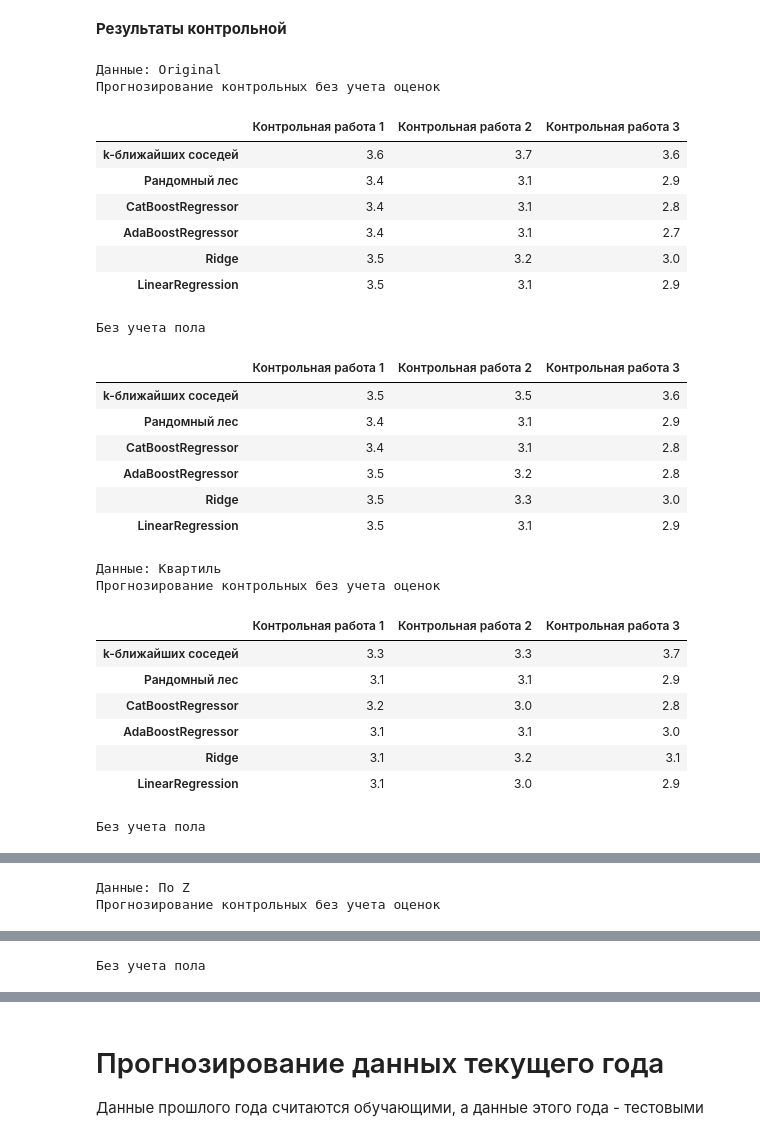
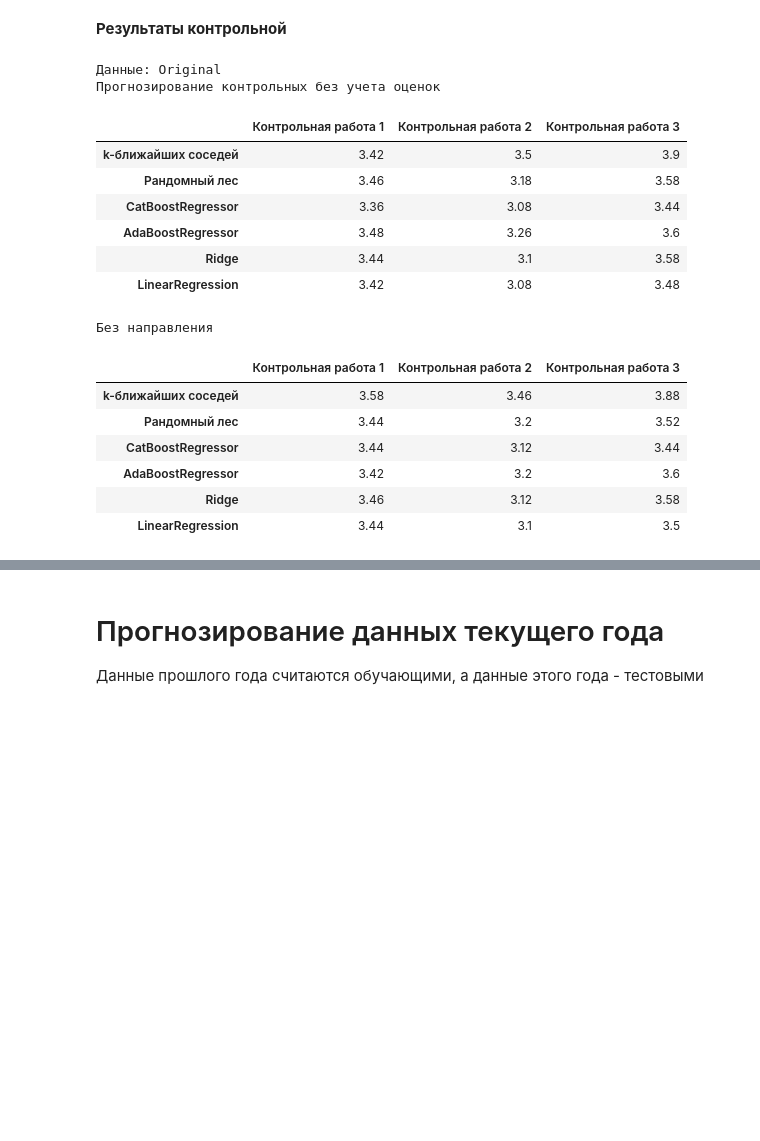
Before and after one commit to KokonTrol/VKR, a Jupyter notebook: Блокноты/AnalysisPrediction.ipynb, the cells around one changed output, grey strips where cells are left out. Saved outputs shown, nothing was run; the diff lists cells and outputs as text; code cells hidden in the pictures; blank space fills up the shorter version.

```diff
--- a/Блокноты/AnalysisPrediction.ipynb
+++ b/Блокноты/AnalysisPrediction.ipynb
@@ -61,11 +61,11 @@ from itertools import chain
 # Загрузка данных прошлого года и нынешнего
 Для прошлого года создаются датафреймы с очищенными выбросами по Q и Z
 # %%
-data = BaseFuncs.GetDataFrameListFromFileConverted("/content/drive/My Drive/Учёба/8 семестр/диплом/Проект/VKR/Учет контрольных/Преобразованные/ПиОА 1.csv")
+data = BaseFuncs.GetDataFrameListFromFileConverted("/content/drive/My Drive/Учёба/8 семестр/диплом/Проект/VKR/Учет контрольных/Преобразованные/ПиОА 1 div20kr.csv")
 data = AnalysisFunc.MakeFloat(data, ["Пол"])
 data_Q = AnalysisFunc.DeleteByQuantile(data, 0.15)
 data_Z = AnalysisFunc.DeleteByZ(data)
-data_dict = {"Original": data, "Квартиль": data_Q, "По Z": data_Z}
+data_dict = {"Original": data} #, "Квартиль": data_Q, "По Z": data_Z}
 data.head(5)
 # %% [output]
 |  | Пол | Не сдал(-а) | Посещение до Контрольная работа 1 | Баллы до Контрольная работа 1 | Количество баллов до Контрольная ... | ... |
@@ -157,7 +157,7 @@ from sklearn.metrics import classification_report
 import matplotlib.pyplot as plt
 from sklearn.tree import plot_tree
 from sklearn.model_selection import train_test_split
-X, Y = PredictionSplit.SplitTestTrainPass(data, ex, ["Оценка"])
+X, Y = PredictionSplit.SplitTestTrainPass(data, ex, ["Оценка"]+AnalysisFunc.before)
 X_train, X_test, y_train, y_test = train_test_split(X, Y, test_size=0.3, random_state=27)
 def report_model(model):
     model_preds = model.predict(X_test)
@@ -193,20 +193,24 @@ for key, d in data_dict.items():
         results[ex] = ""
         results_corr_more_01[ex] = ""
 
-        X, Y = PredictionSplit.SplitTestTrainPass(d, ex, ["Оценка"])
+        X, Y = PredictionSplit.SplitTestTrainPass(d, ex, ["Пол", "Оценка"]+AnalysisFunc.before)
         pred_res = PredictionResults.PredictionModel(X, Y, models, 0.3, "recall")
         for key, val in pred_res.items():
             results[ex][key] = val
 
+    display(results)
 
-        X, Y = PredictionSplit.SplitTestTrainPass(d, ex, ["Пол", "Оценка"])
+    print("Без направления")
+    for ex in AnalysisFunc.exams:
+        results[ex] = ""
+        results_corr_more_01[ex] = ""
+
+        X, Y = PredictionSplit.SplitTestTrainPass(d, ex, ["Пол", "Оценка", "Направление"]+AnalysisFunc.before)
         pred_res = PredictionResults.PredictionModel(X, Y, models, 0.3, "recall")
         for key, val in pred_res.items():
-            results_corr_more_01[ex][key] = val
+            results[ex][key] = val
 
     display(results)
-    print("Без учета пола")
-    display(results_corr_more_01)
 # %% [output]
 Данные: Original
 Прогнозирование сдачи дисциплины
@@ -258,51 +232,47 @@ for key, d in data_dict.items():
 # %%
 for key, d in data_dict.items():
     print(f"Данные: {key}")
     print("Прогнозирование контрольных без учета оценок")
     results = pd.DataFrame(index=list(models_regres.keys()), columns=AnalysisFunc.exams)
     results_corr_more_01 = pd.DataFrame(index=list(models_regres.keys()), columns=AnalysisFunc.exams)
 
     for ex in AnalysisFunc.exams:
         results[ex] = ""
         results_corr_more_01[ex] = ""
 
-        X, Y = PredictionSplit.SplitTestTrainTest(d, ex, ["Оценка"])
+        X, Y = PredictionSplit.SplitTestTrainTest(d, ex, ["Пол", "Оценка"]+AnalysisFunc.before)
         pred_res = PredictionResults.PredictionModel(X, Y, models_regres, 0.3, "mae")
         for key, val in pred_res.items():
-            results[ex][key] = val*100
+            results[ex][key] = val *20
 
-        X, Y = PredictionSplit.SplitTestTrainTest(d, ex, ["Пол", "Оценка"])
+    display(results)
+
+    print("Без направления")
+    for ex in AnalysisFunc.exams:
+        results[ex] = ""
+        results_corr_more_01[ex] = ""
+
+        X, Y = PredictionSplit.SplitTestTrainTest(d, ex, ["Пол", "Оценка", "Направление"]+AnalysisFunc.before)
         pred_res = PredictionResults.PredictionModel(X, Y, models_regres, 0.3, "mae")
         for key, val in pred_res.items():
-            results_corr_more_01[ex][key] = val*100
+            results[ex][key] = val *20
+
     display(results)
-    print("Без учета пола")
-    display(results_corr_more_01)
 # %% [output]
 Данные: Original
 Прогнозирование контрольных без учета оценок
 |  | Контрольная работа 1 | Контрольная работа 2 | Контрольная работа 3 |
-| k-ближайших соседей | 3.6 | 3.7 | 3.6 |
-| Рандомный лес | 3.4 | 3.1 | 2.9 |
-| CatBoostRegressor | 3.4 | 3.1 | 2.8 |
-| AdaBoostRegressor | 3.4 | 3.1 | 2.7 |
-| Ridge | 3.5 | 3.2 | 3.0 |
-| LinearRegression | 3.5 | 3.1 | 2.9 |
+| k-ближайших соседей | 3.42 | 3.5 | 3.9 |
+| Рандомный лес | 3.46 | 3.18 | 3.58 |
+| CatBoostRegressor | 3.36 | 3.08 | 3.44 |
+| AdaBoostRegressor | 3.48 | 3.26 | 3.6 |
+| Ridge | 3.44 | 3.1 | 3.58 |
+| LinearRegression | 3.42 | 3.08 | 3.48 |
-Без учета пола
+Без направления
 |  | Контрольная работа 1 | Контрольная работа 2 | Контрольная работа 3 |
-| k-ближайших соседей | 3.5 | 3.5 | 3.6 |
-| Рандомный лес | 3.4 | 3.1 | 2.9 |
-| CatBoostRegressor | 3.4 | 3.1 | 2.8 |
-| AdaBoostRegressor | 3.5 | 3.2 | 2.8 |
-| Ridge | 3.5 | 3.3 | 3.0 |
-| LinearRegression | 3.5 | 3.1 | 2.9 |
+| k-ближайших соседей | 3.58 | 3.46 | 3.88 |
+| Рандомный лес | 3.44 | 3.2 | 3.52 |
+| CatBoostRegressor | 3.44 | 3.12 | 3.44 |
+| AdaBoostRegressor | 3.42 | 3.2 | 3.6 |
+| Ridge | 3.46 | 3.12 | 3.58 |
+| LinearRegression | 3.44 | 3.1 | 3.5 |
-Данные: Квартиль
-Прогнозирование контрольных без учета оценок
-|  | Контрольная работа 1 | Контрольная работа 2 | Контрольная работа 3 |
-| k-ближайших соседей | 3.3 | 3.3 | 3.7 |
-| Рандомный лес | 3.1 | 3.1 | 2.9 |
-| CatBoostRegressor | 3.2 | 3.0 | 2.8 |
-| AdaBoostRegressor | 3.1 | 3.1 | 3.0 |
-| Ridge | 3.1 | 3.2 | 3.1 |
-| LinearRegression | 3.1 | 3.0 | 2.9 |
-Без учета пола
@@ -316,2 +278,0 @@ for key, d in data_dict.items():
-Данные: По Z
-Прогнозирование контрольных без учета оценок
@@ -325 +278,0 @@ for key, d in data_dict.items():
-Без учета пола
```
Also changed, not shown: parts of 8 cells of this notebook, 3 other files.
